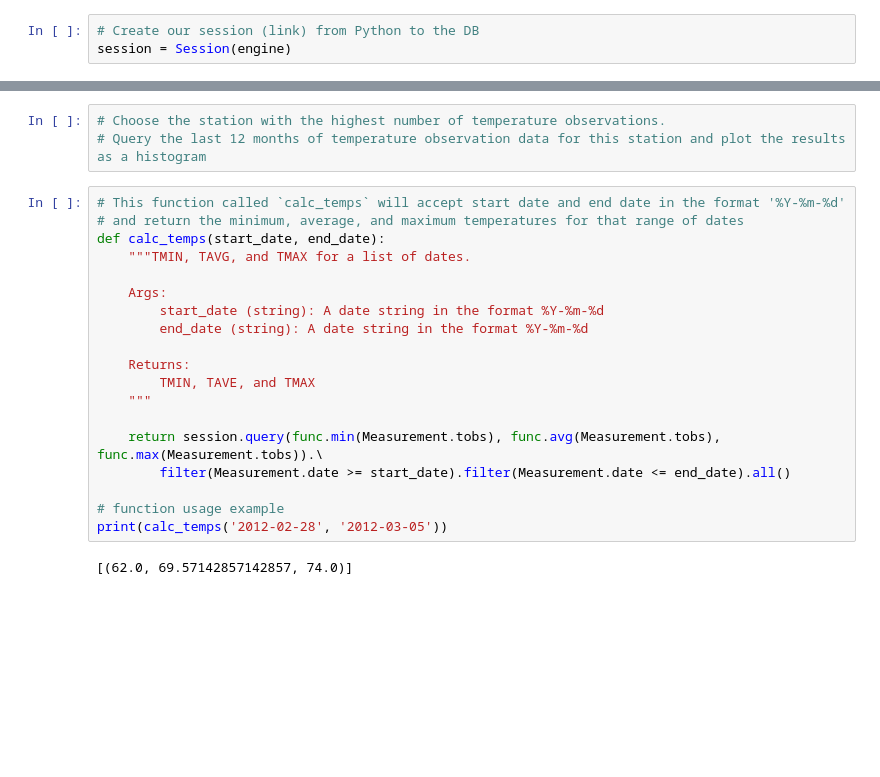
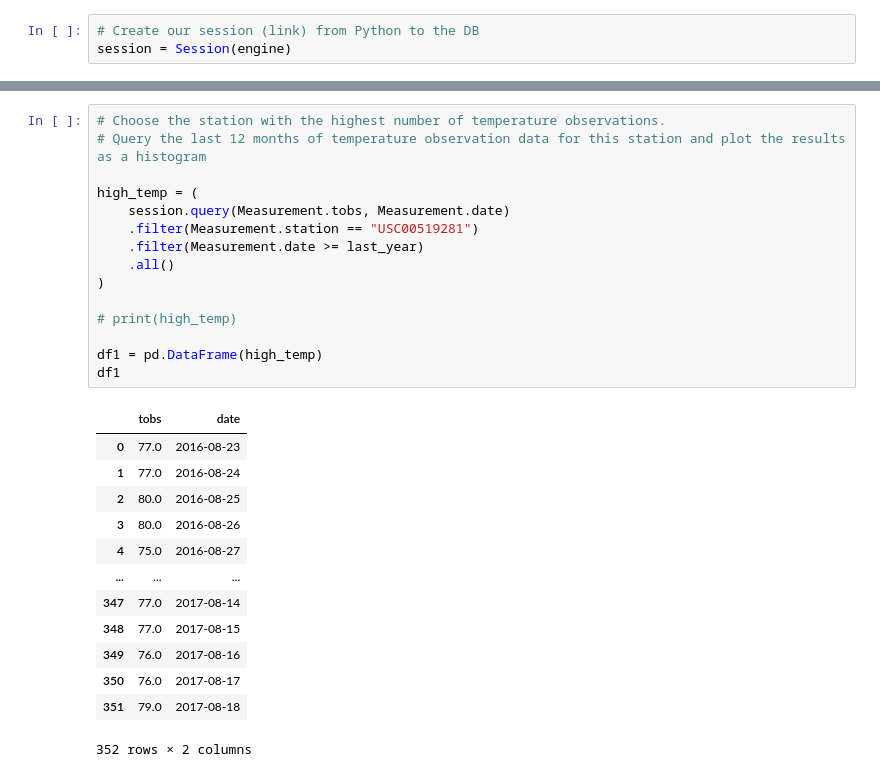
Before and after one commit to jdaltuvec/sql-alchemy-challenge, a Jupyter notebook: climate_main.ipynb, the cells around one changed output, grey strips where cells are left out. Cells and saved outputs as stored; diff of their text form; blank space fills up the shorter version.

```diff
--- a/climate_main.ipynb
+++ b/climate_main.ipynb
@@ -141,24 +157,29 @@ print(stations_temp)
 # %%
 # Choose the station with the highest number of temperature observations.
 # Query the last 12 months of temperature observation data for this station and plot the results as a histogram
+
+high_temp = (
+    session.query(Measurement.tobs, Measurement.date)
+    .filter(Measurement.station == "USC00519281")
+    .filter(Measurement.date >= last_year)
+    .all()
+)
+
+# print(high_temp)
+
+df1 = pd.DataFrame(high_temp)
+df1
+# %% [output]
+|  | tobs | date |
+| 0 | 77.0 | 2016-08-23 |
+| 1 | 77.0 | 2016-08-24 |
+| 2 | 80.0 | 2016-08-25 |
+| 3 | 80.0 | 2016-08-26 |
+| 4 | 75.0 | 2016-08-27 |
+| ... | ... | ... |
+| 347 | 77.0 | 2017-08-14 |
+| 348 | 77.0 | 2017-08-15 |
+| 349 | 76.0 | 2017-08-16 |
+| 350 | 76.0 | 2017-08-17 |
+| 351 | 79.0 | 2017-08-18 |
+352 rows × 2 columns
-# %%
-# This function called `calc_temps` will accept start date and end date in the format '%Y-%m-%d'
-# and return the minimum, average, and maximum temperatures for that range of dates
-def calc_temps(start_date, end_date):
-    """TMIN, TAVG, and TMAX for a list of dates.
-
-    Args:
-        start_date (string): A date string in the format %Y-%m-%d
-        end_date (string): A date string in the format %Y-%m-%d
-
-    Returns:
-        TMIN, TAVE, and TMAX
-    """
-
-    return session.query(func.min(Measurement.tobs), func.avg(Measurement.tobs), func.max(Measurement.tobs)).\
-        filter(Measurement.date >= start_date).filter(Measurement.date <= end_date).all()
-
-# function usage example
-print(calc_temps('2012-02-28', '2012-03-05'))
-# %% [output]
-[(62.0, 69.57142857142857, 74.0)]
```
Also changed, not shown: parts of 26 cells of this notebook, 3 other files.
